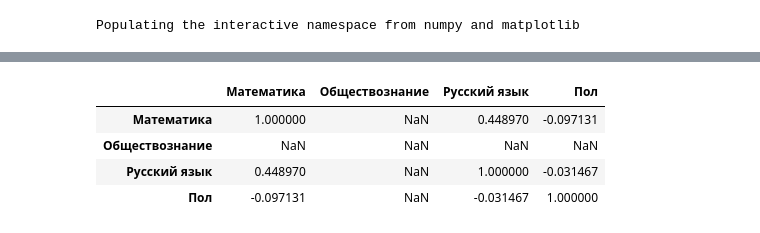
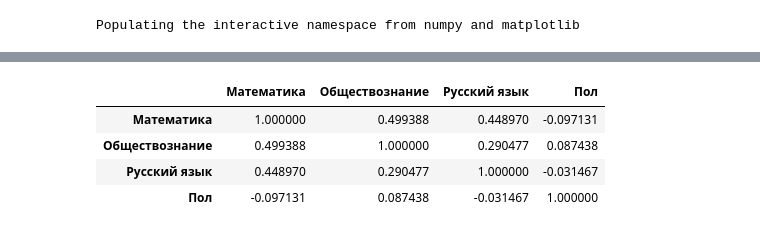
Before and after one commit to KorneychukV/countepropagation-network, a Jupyter notebook: students_analysis.ipynb, the cells around one changed output, grey strips where cells are left out. Cells and saved outputs as stored; diff of their text form; code cells hidden in the pictures.

```diff
--- a/students_analysis.ipynb
+++ b/students_analysis.ipynb
@@ -142,10 +203,10 @@ plot.savefig("студенты(зависимость признаков).png")
 # %%
 # plot_data[['Математика', 'Информатика', 'Русский язык', 'Пол']].astype(float).corr()
 # %%
-plot_data[['Математика', 'Обществознание', 'Русский язык', 'Пол']].astype(float).corr()
+# plot_data[['Математика', 'Обществознание', 'Русский язык', 'Пол']].astype(float).corr()
 # %% [output]
 |  | Математика | Обществознание | Русский язык | Пол |
-| Математика | 1.000000 | NaN | 0.448970 | -0.097131 |
-| Обществознание | NaN | NaN | NaN | NaN |
-| Русский язык | 0.448970 | NaN | 1.000000 | -0.031467 |
-| Пол | -0.097131 | NaN | -0.031467 | 1.000000 |
+| Математика | 1.000000 | 0.499388 | 0.448970 | -0.097131 |
+| Обществознание | 0.499388 | 1.000000 | 0.290477 | 0.087438 |
+| Русский язык | 0.448970 | 0.290477 | 1.000000 | -0.031467 |
+| Пол | -0.097131 | 0.087438 | -0.031467 | 1.000000 |
```
Also changed, not shown: parts of 12 cells of this notebook, 5 other files.
